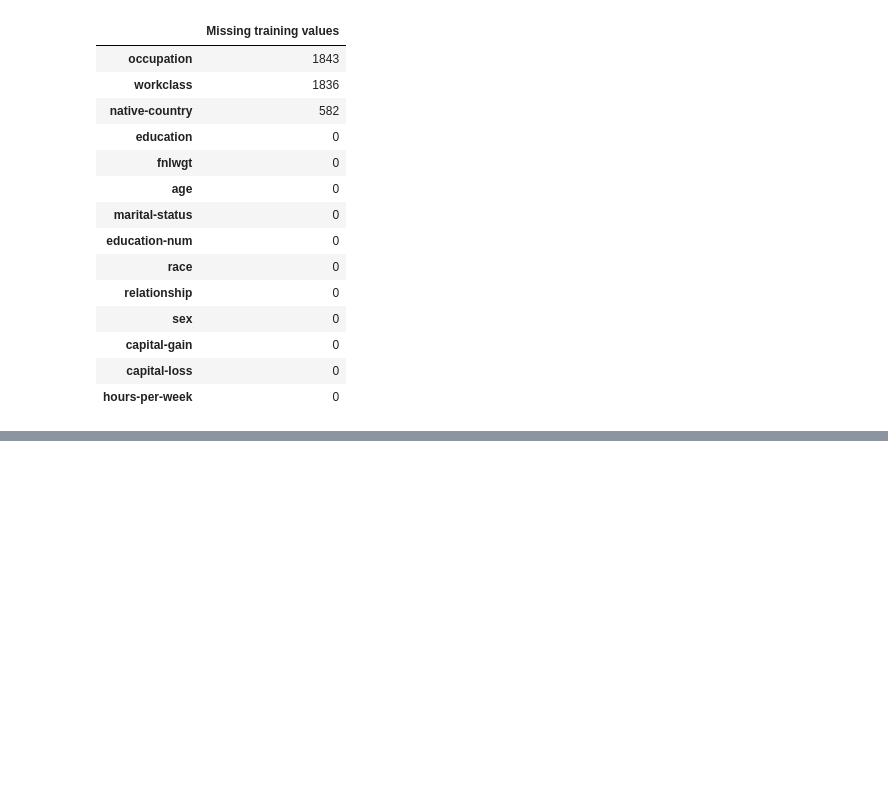
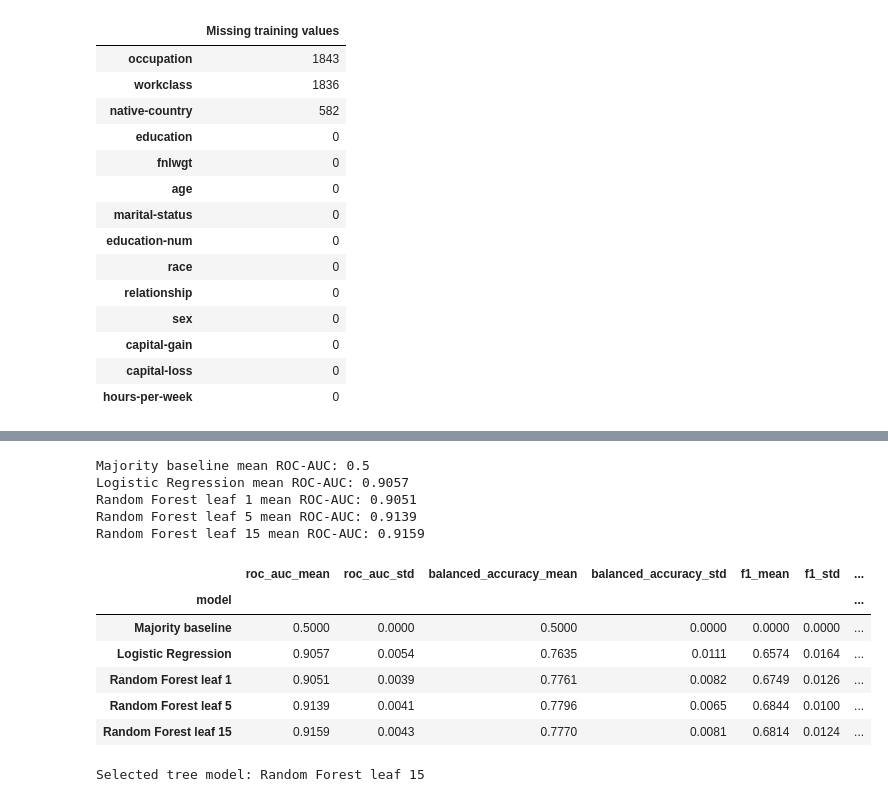
Before and after one commit to vishnu-tharan/Data_Science_2021ICT106, a Jupyter notebook: Project_09_2021ICT106.ipynb, the cells around one changed output, grey strips where cells are left out. Saved outputs shown, nothing was run; the diff lists cells and outputs as text; code cells hidden in the pictures; blank space fills up the shorter version.

```diff
--- a/Project_09_2021ICT106.ipynb
+++ b/Project_09_2021ICT106.ipynb
@@ -173,0 +267,42 @@ groups = pd.util.hash_pandas_object(X_train, index=False).to_numpy()
+# %%
+cv = StratifiedGroupKFold(n_splits=5, shuffle=True, random_state=SEED)
+splits = list(cv.split(X_train, y_train, groups=groups))
+for fit_idx, valid_idx in splits:
+    assert not set(groups[fit_idx]) & set(groups[valid_idx])
+
+scoring = {'roc_auc': 'roc_auc', 'balanced_accuracy': 'balanced_accuracy', 'f1': 'f1', 'accuracy': 'accuracy'}
+cv_rows, fold_rows = [], []
+for name, model in models.items():
+    scores = cross_validate(model, X_train, y_train, cv=splits, scoring=scoring,
+                            n_jobs=1, error_score='raise')
+    row = {'model': name}
+    for metric in scoring:
+        row[f'{metric}_mean'] = float(scores[f'test_{metric}'].mean())
+        row[f'{metric}_std'] = float(scores[f'test_{metric}'].std(ddof=1))
+    cv_rows.append(row)
+    for i in range(5):
+        fold_rows.append({'model': name, 'fold': i+1,
+                          **{metric: float(scores[f'test_{metric}'][i]) for metric in scoring}})
+    print(name, 'mean ROC-AUC:', round(row['roc_auc_mean'], 4), flush=True)
+
+cv_results = pd.DataFrame(cv_rows).set_index('model')
+display(cv_results.round(4))
+cv_results.to_csv(ROOT / 'results/cross_validation.csv')
+pd.DataFrame(fold_rows).to_csv(ROOT / 'results/cross_validation_folds.csv', index=False)
+forest_scores = cv_results.loc[cv_results.index.str.startswith('Random Forest')]
+selected_name = forest_scores['roc_auc_mean'].idxmax()
+print('Selected tree model:', selected_name)
+# %% [output]
+Majority baseline mean ROC-AUC: 0.5
+Logistic Regression mean ROC-AUC: 0.9057
+Random Forest leaf 1 mean ROC-AUC: 0.9051
+Random Forest leaf 5 mean ROC-AUC: 0.9139
+Random Forest leaf 15 mean ROC-AUC: 0.9159
+|  | roc_auc_mean | roc_auc_std | balanced_accuracy_mean | balanced_accuracy_std | f1_mean | f1_std | ... |
+| model |  |  |  |  |  |  | ... |
+| Majority baseline | 0.5000 | 0.0000 | 0.5000 | 0.0000 | 0.0000 | 0.0000 | ... |
+| Logistic Regression | 0.9057 | 0.0054 | 0.7635 | 0.0111 | 0.6574 | 0.0164 | ... |
+| Random Forest leaf 1 | 0.9051 | 0.0039 | 0.7761 | 0.0082 | 0.6749 | 0.0126 | ... |
+| Random Forest leaf 5 | 0.9139 | 0.0041 | 0.7796 | 0.0065 | 0.6844 | 0.0100 | ... |
+| Random Forest leaf 15 | 0.9159 | 0.0043 | 0.7770 | 0.0081 | 0.6814 | 0.0124 | ... |
+Selected tree model: Random Forest leaf 15
```
Also changed, not shown: parts of 8 cells of this notebook, 6 other files.
